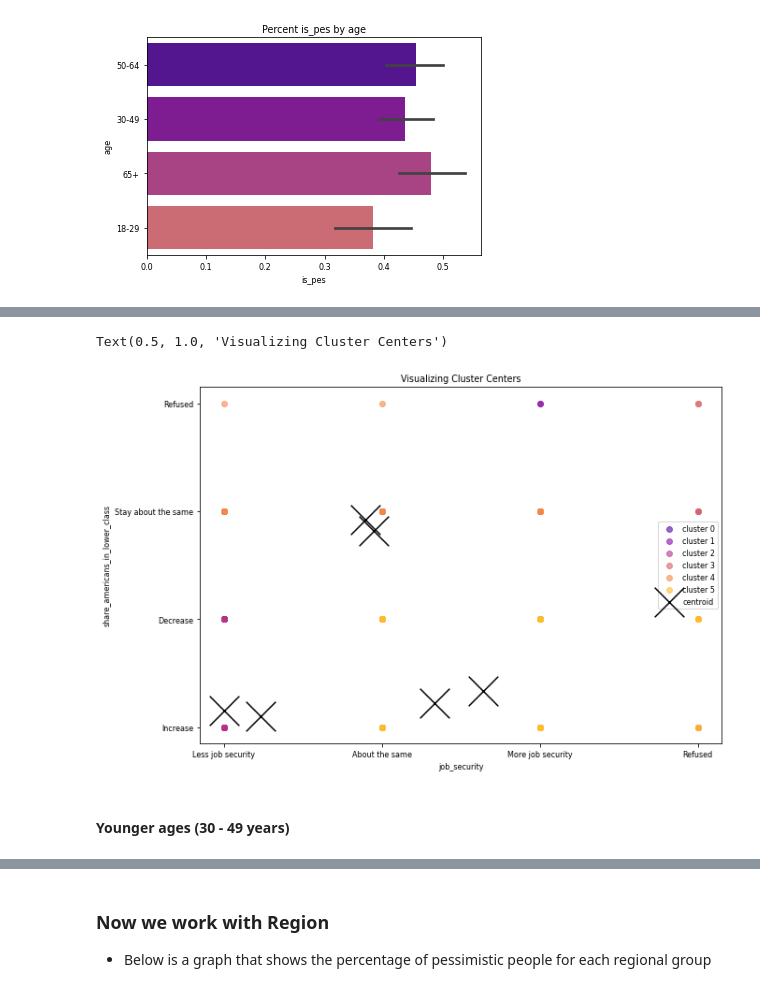
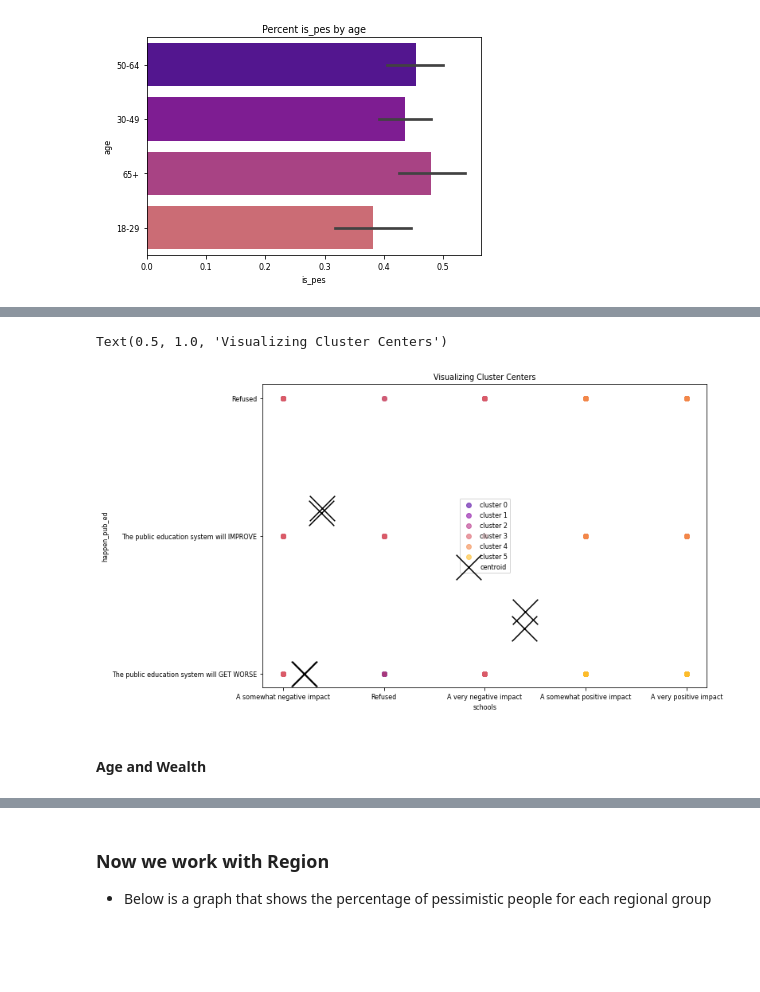
Before and after one commit to american-perspectives-capstone/american-attitudes, a Jupyter notebook: final_notebook.ipynb, the cells around one changed output, grey strips where cells are left out. Cells and saved outputs as stored; diff of their text form; code cells hidden in the pictures; blank space fills up the shorter version.

Commit message:
cluster modeling

```diff
--- a/final_notebook.ipynb
+++ b/final_notebook.ipynb
@@ -1585,30 +1591,30 @@ with plt.style.context('seaborn-whitegrid'):
 # %%
 # Fit K-Means (just on train, again!)
-X = train[['age', 'share_americans_in_lower_class', 'job_security', 'happen_politics']].replace(replace_key)
+X = train[['age', 'happen_pub_ed', 'schools']].replace(replace_key)
 kmeans = KMeans(n_clusters=6, random_state=123)
 kmeans.fit(X)
 
-train['youngest_age_cluster'] = kmeans.predict(X)
-df['youngest_age_cluster'] = kmeans.predict(df[['age', 'share_americans_in_lower_class', 'job_security', 'happen_politics']].replace(replace_key))
+train['age_edu_cluster'] = kmeans.predict(X)
+df['age_edu_cluster'] = kmeans.predict(df[['age', 'happen_pub_ed', 'schools']].replace(replace_key))
 # %%
 # create a df to allow us to visualize where the centroids are
 centroids = pd.DataFrame(kmeans.cluster_centers_, columns=X.columns)
 
 # visualize cluster with centroids
 plt.figure(figsize=(10, 7))
 
-for cluster, subset in train.groupby('youngest_age_cluster'):
-    plt.scatter(subset.job_security, subset.share_americans_in_lower_class, label='cluster ' + str(cluster), alpha=.6)
+for cluster, subset in train.groupby('age_edu_cluster'):
+    plt.scatter(subset.schools, subset.happen_pub_ed, label='cluster ' + str(cluster), alpha=.6)
 
-centroids.plot.scatter(y='share_americans_in_lower_class', x='job_security', c='black', marker='x', s=1000, ax=plt.gca(), label='centroid')
+centroids.plot.scatter(y='happen_pub_ed', x='schools', c='black', marker='x', s=1000, ax=plt.gca(), label='centroid')
 
 plt.legend()
-plt.xlabel('job_security')
-plt.ylabel('share_americans_in_lower_class')
+plt.xlabel('schools')
+plt.ylabel('happen_pub_ed')
 plt.title('Visualizing Cluster Centers')
 # %% [output]
 Text(0.5, 1.0, 'Visualizing Cluster Centers')
-[figure, old version]
+[figure, new version]
 # %% [markdown]
-#### Younger ages (30 - 49 years)
+#### Age and Wealth
 # %%
```
Also changed, not shown: parts of 208 cells of this notebook.
